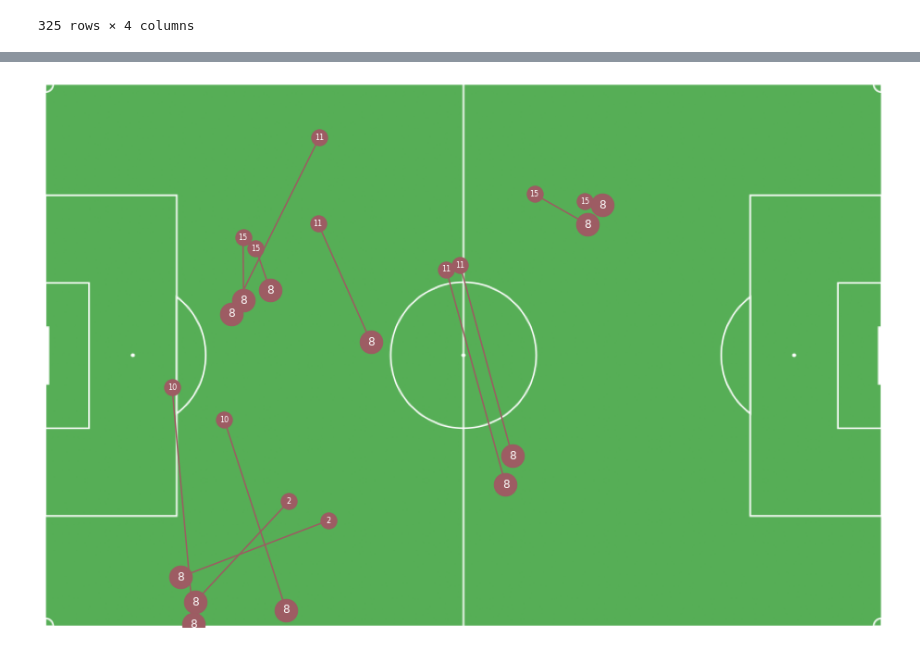
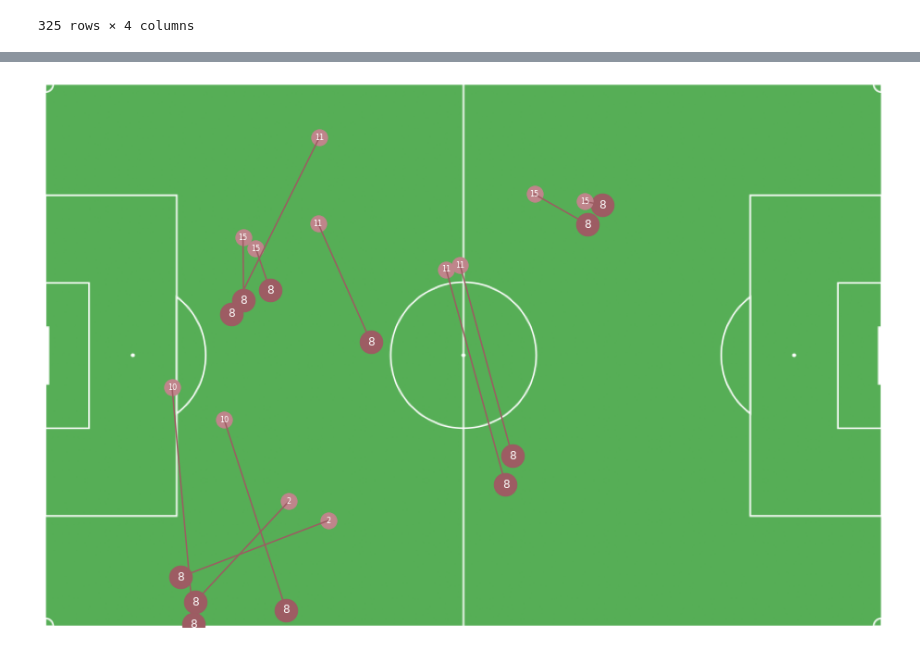
Before and after one commit to claireseceh/tracking-football, a Jupyter notebook: main.ipynb, the cells around one changed output, grey strips where cells are left out. Saved outputs shown, nothing was run; the diff lists cells and outputs as text; code cells hidden in the pictures.

Commit message:
plot passes

```diff
--- a/main.ipynb
+++ b/main.ipynb
@@ -446,20 +406,3 @@ passes_team = []
 
 for i in passes.index:
     passes_team = np.append(passes_team, passes.team_id[i])
-# %%
-plt.rcParams["figure.figsize"] = [10.5*1.25, 6.8*1.25]
-plt.rcParams["figure.autolayout"] = True
-im = plt.imread("./image/field.png")
-fig, ax = plt.subplots()
-im = ax.imshow(im, extent=[0, 10500, 0, 6800])
-for i in passes.index:
-    if passes_team[i] == np.float64(ID_home['id']):
-        plt.scatter(X[int(passes_time[i]), 'Player%s' %int(passes_from[i])], Y[int(passes_time[i]), 'Player%s' %int(passes_from[i])], c='#9d5c63', s=600)
-        plt.text(X[int(passes_time[i]), 'Player%s' %int(passes_from[i])], Y[int(passes_time[i]), 'Player%s' %int(passes_from[i])], "%s" %int(passes_from[i]), fontsize=12, ha="center", va='center', c='w')
-    else:
-        plt.scatter(X[int(passes_time[i]), 'Player%s' %int(passes_from[i])], Y[int(passes_time[i]), 'Player%s' %int(passes_from[i])], c='#384e77', s=600)
-        plt.text(X[int(passes_time[i]), 'Player%s' %int(passes_from[i])], Y[int(passes_time[i]), 'Player%s' %int(passes_from[i])], "%s" %int(passes_from[i]), fontsize=12, ha="center", va='center', c='w')
-#plt.xlim(0,10500)
-#plt.ylim(0,6800)
-ax.axis('off')
-plt.show()
@@ -532,24 +443,24 @@ Passes1F_home
 # %%
 plt.rcParams["figure.figsize"] = [10.5*1.25, 6.8*1.25]
 plt.rcParams["figure.autolayout"] = True
 
 im = plt.imread("./image/field.png")
 
 fig, ax = plt.subplots()
 
 im = ax.imshow(im, extent=[0, 10500, 0, 6800])
 
 for i in Passes1F_home.index:
     plt.scatter(X[Passes1F_home.Time[i], 'Player%s' %Passer1F_home], Y[Passes1F_home.Time[i], 'Player%s' %Passer1F_home], c='#9d5c63', s=600)
     plt.text(X[Passes1F_home.Time[i], 'Player%s' %Passer1F_home], Y[Passes1F_home.Time[i], 'Player%s' %Passer1F_home], "%s" %str(Passer1F_home), fontsize=12, ha="center", va='center', c='w')
 
-    plt.scatter(X[Passes1F_home.Time[i], 'Player%s' %int(Passes1F_home.To[i])], Y[Passes1F_home.Time[i], 'Player%s' %int(Passes1F_home.To[i])], c='#9d5c63', s=300)
+    plt.scatter(X[Passes1F_home.Time[i], 'Player%s' %int(Passes1F_home.To[i])], Y[Passes1F_home.Time[i], 'Player%s' %int(Passes1F_home.To[i])], c='#bf858b', s=300)
     plt.text(X[Passes1F_home.Time[i], 'Player%s' %int(Passes1F_home.To[i])], Y[Passes1F_home.Time[i], 'Player%s' %int(Passes1F_home.To[i])], "%s" %str(int(Passes1F_home.To[i])), fontsize=8, ha="center", va='center', c='w')
 
     plt.plot([X[Passes1F_home.Time[i], 'Player%s' %Passer1F_home], X[Passes1F_home.Time[i], 'Player%s' %int(Passes1F_home.To[i])]], [Y[Passes1F_home.Time[i], 'Player%s' %Passer1F_home], Y[Passes1F_home.Time[i], 'Player%s' %int(Passes1F_home.To[i])]], c='#9d5c63')
 
 
 ax.axis('off')
 plt.show()
 # %% [output]
-[figure, old version]
+[figure, new version]
```
Also changed, not shown: parts of 9 cells of this notebook.
